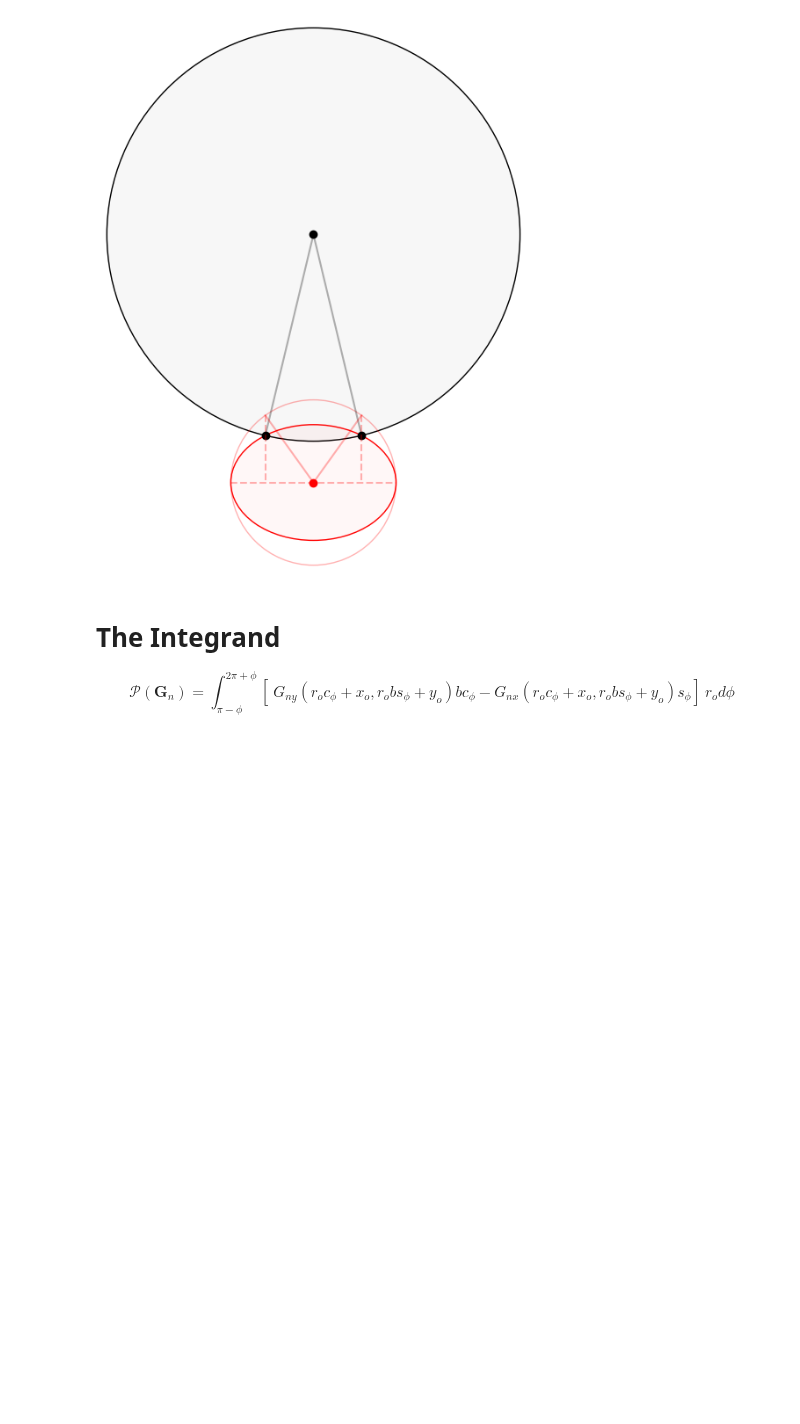
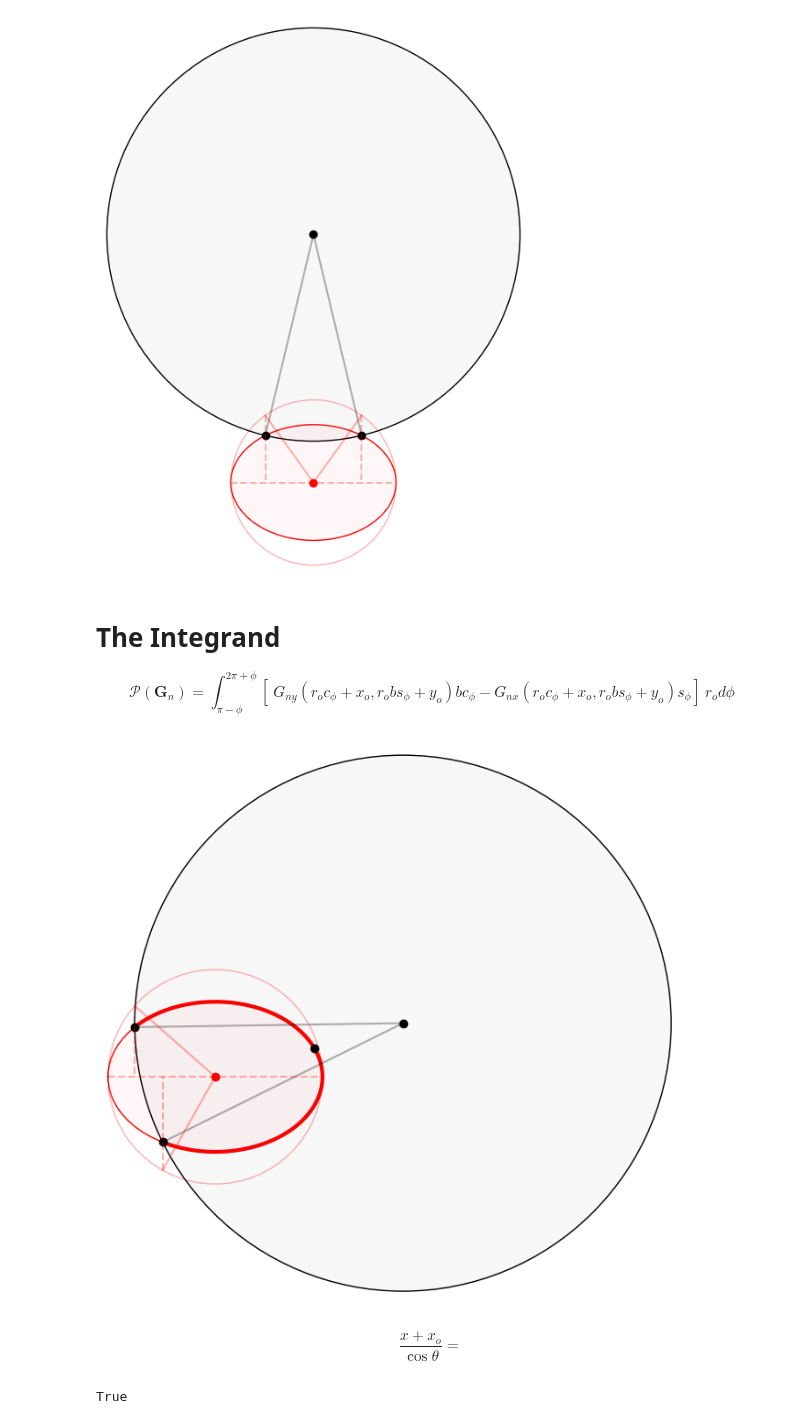
Before and after one commit to shishirdholakia/eclipsoid, a Jupyter notebook: notebooks/IntegralAngles.ipynb, the cells around one changed output. Cells and saved outputs as stored; diff of their text form; code cells hidden in the pictures; blank space fills up the shorter version.

```diff
--- a/notebooks/IntegralAngles.ipynb
+++ b/notebooks/IntegralAngles.ipynb
@@ -75,40 +95,58 @@ $$\mathcal{P}(\mathbf{G}_n) = \int_{\pi - \phi}^{2\pi + \phi}[\ G_{ny}(r_o c_\ph
 # %%
 ro = 0.4
 b = 1-0.3 # (b=1-f)
-xo = 0.0
-yo = -1.2 #division by 0 error if 0
+xo = -0.7
+yo = -0.2#division by 0 error if 0
 
 x_real, y_real = intersection_points(b, xo, yo, ro)
 
 ax = draw_oblate(b, xo, yo, ro)
 ax.plot(x_real,y_real, 'ko')
 
 xi = np.arctan2(y_real,x_real)
 ax.plot([0,np.cos(xi[0])],[0,np.sin(xi[0])], 'k-', alpha=0.3)
 ax.plot([0,np.cos(xi[1])],[0,np.sin(xi[1])], 'k-', alpha=0.3)
 
 #add the circle bounding the planet to help parametrize the angle phi
 anomaly = Circle((xo, yo), ro, fill=False, color='r', alpha=0.3)
 ax.add_artist(anomaly)
 
 #horizontal line along the major axis
 ax.plot([xo-ro,xo+ro],[yo,yo],'r--',alpha=0.3)
 
 #arctan of y *on the circle circumscribing the occcultor ellipse* to x on the ellipse (drops straight down)
-phi = np.arctan2(np.sqrt(ro**2-(x_real-xo)**2),x_real-xo)*np.sign(np.arctan2(y_real-yo,x_real-xo))
+phi = np.sort(np.arctan2(np.sqrt(ro**2-(x_real-xo)**2),x_real-xo)*np.sign(np.arctan2(y_real-yo,x_real-xo)))
 
 #plot the phi angle (parametrized like eccentric anomaly)
 ax.plot([xo,xo+ro*np.cos(phi[0])],[yo,yo+ro*np.sin(phi[0])], 'r-', alpha=0.3)
 ax.plot([xo,xo+ro*np.cos(phi[1])],[yo,yo+ro*np.sin(phi[1])], 'r-', alpha=0.3)
 
 #plot the line down to the major axis
 ax.plot([xo+ro*np.cos(phi[0]), xo+ro*np.cos(phi[0])],[yo+ro*np.sin(phi[0]), yo], 'r--', alpha=0.3)
 ax.plot([xo+ro*np.cos(phi[1]), xo+ro*np.cos(phi[1])],[yo+ro*np.sin(phi[1]), yo], 'r--', alpha=0.3)
+#phi_grid = np.linspace(sort_angles(phi[0], -np.arctan2(yo,xo), phi[1])[0],sort_angles(phi[0], -np.arctan2(yo,xo), phi[1])[1],1000)
+alp = np.arctan2(-yo,-xo)
+phi_inters_x = xo + (b * ro**2 * np.cos(alp))/np.sqrt((b*ro*np.cos(alp))**2 + (ro*np.sin(alp))**2)
+phi_inters_y = yo + (b * ro**2 * np.sin(alp))/np.sqrt((b*ro*np.cos(alp))**2 + (ro*np.sin(alp))**2)
+phi_inters = np.arctan2(-phi_inters_y,-phi_inters_x)
 
-phi_grid = np.linspace(phi[1]+2*np.pi,np.pi-phi[0],1000)
+plt.plot(phi_inters_x,phi_inters_y,'ko')
+if phi[0] < phi_inters < phi[1]:
+    phi_grid = np.linspace(phi[0],phi[1],1000)
+else:
+    phi_grid = np.linspace(2*np.pi+phi[0],phi[1],1000)
+
 x = np.zeros(1000)
 y = np.zeros(1000)
 for i, v in enumerate(phi_grid):
     x[i] = ro*np.cos(v) + xo
     y[i] = ro*b*np.sin(v) + yo
- ax.plot(x,y,'r')
+ax.plot(x, y, color='r', lw=3,zorder=-1);
+# %% [output]
+[figure, added]
+# %% [markdown]
+$$\frac{x+x_o}{\cos \theta} = \frac{}{}$$
+# %%
+1 < 4 < 5
+# %% [output]
+True
```
Also changed, not shown: parts of 1 cell of this notebook.
